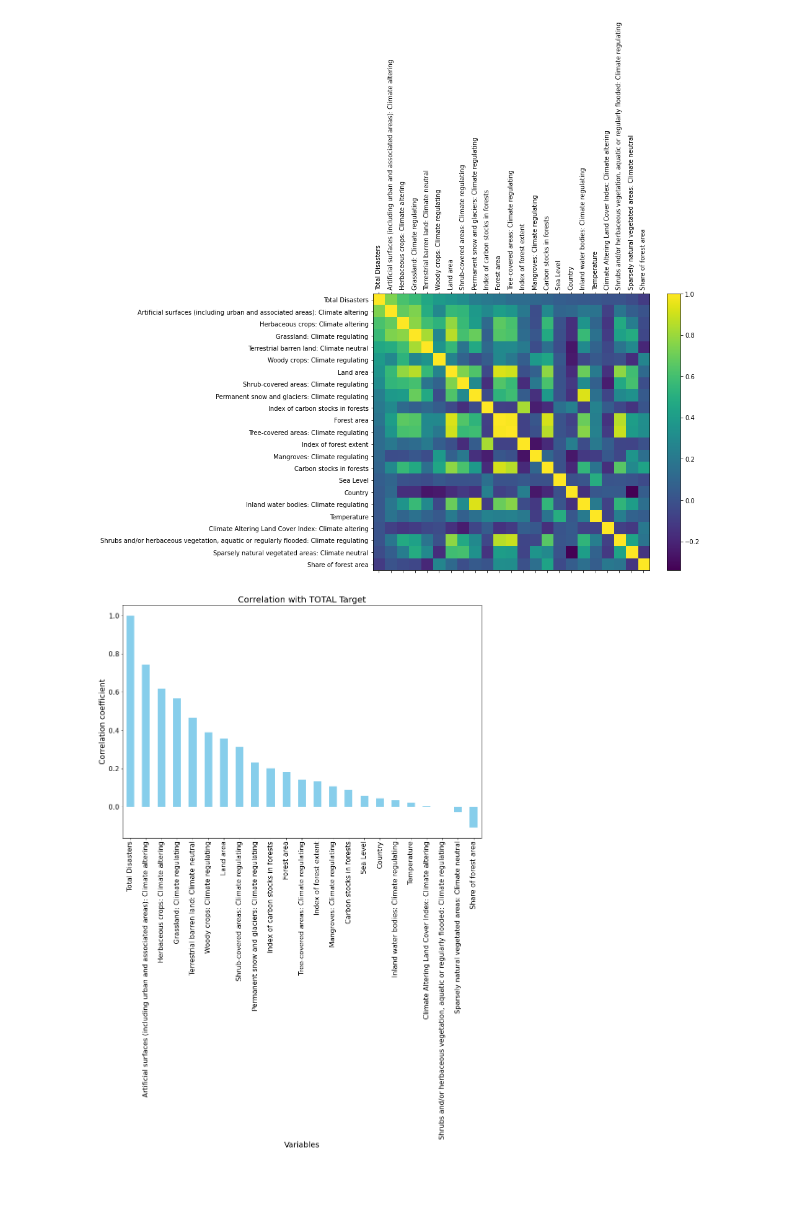
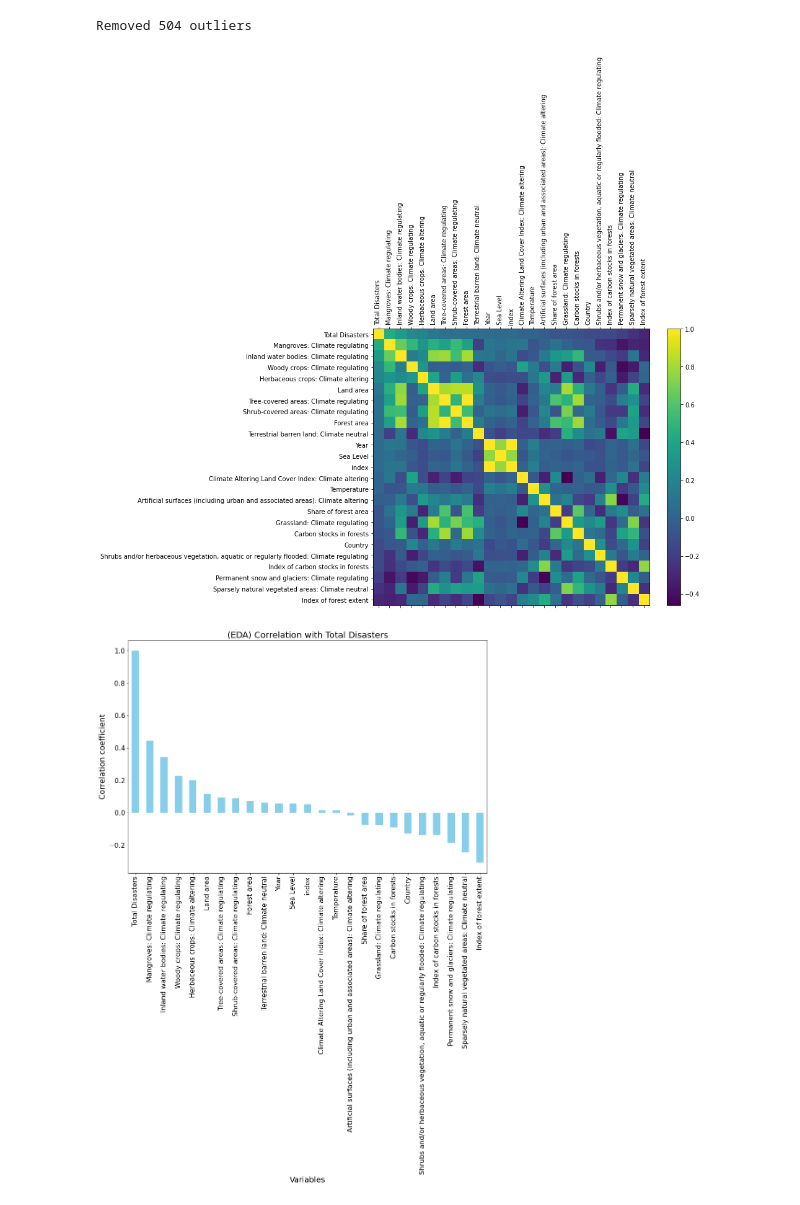
Before and after one commit to AtaishNehra/Climate-Induced-Disaster-Predictor, a Jupyter notebook: 03_DataLoad.ipynb, the cells around one changed output. Saved outputs shown, nothing was run; the diff lists cells and outputs as text; code cells hidden in the pictures.

Commit message:
Fixed dataset to be time series
fixed dataset to split as timeseries. also shifted years for a 4 year prediction. fitted ridge regression on data

```diff
--- a/03_DataLoad.ipynb
+++ b/03_DataLoad.ipynb
@@ -11,6 +59,12 @@ import os
 files = Path('./Clean Datasets/top_30').glob('*.csv')
 # Initiate blank dataframe
 df = pd.DataFrame()
+# Number of years to predict
+pred_years = 4
+# Define target class
+target = 'Total Disasters'
+# Define other target classes
+other_target_classes = ['Drought', 'Extreme temperature', 'Flood', 'Landslide', 'Storm', 'Wildfire']
 
 # Iterate through all found csvs from clean datasets folder
 for file in files:
@@ -47,8 +101,13 @@ for column_name in column_names:
         # Cast labels as integer data type
         df[column_name] = df[column_name].astype(int)
 
+# Sort dataframe by country, year
+df.sort_values(['Country', 'Year'], inplace=True)
+# Shift label x number of years for prediction
+df[target] = df[target].shift(-pred_years)
 # Drop bias columns that is part of the target predictor TOTAL
-df.drop(columns=['Drought', 'Extreme temperature', 'Flood', 'Landslide', 'Storm', 'Wildfire'], inplace=True)
+if other_target_classes:
+    df.drop(columns=other_target_classes, inplace=True)
 # Replace NAs with the mean of the column
 df.fillna(df.mean(), inplace=True)
 # Drop blank rows
@@ -122,23 +133,48 @@ test_cda_df['Total Disasters'] = y_test
+# %%
+df_clean = remove_outliers(df, k=1.2)
+print(f'Removed {df.shape[0] - df_clean.shape[0]} outliers')
+# df_clean = df
+# %% [output]
+Removed 504 outliers
+# %%
+# Define test data size and seed_value for experiments
+test_size = 0.3
+seed_value = 42
+
+# Find unique years and sort list
+years = df_clean['Year'].unique()
+years.sort()
+
+# Find year cutoff for train/test according to test size
+index_cutoff = int(len(years) * (1 - test_size))
+
+# Split train eda and test cda data by making last year as test dataset and rest and training dataset
+train_eda_df = df_clean[df_clean['Year'].isin(years[:index_cutoff])].reset_index()
+test_cda_df = df_clean[df_clean['Year'].isin(years[index_cutoff:])].reset_index()
+
+# Split train eda and test cda into train and test datasets
+x_train = train_eda_df.drop([target, 'Year'], axis=1)
+y_train = train_eda_df[target]
+x_test = test_cda_df.drop([target, 'Year'], axis=1)
+y_test = test_cda_df[target]
 # %%
 # import visual package matplotlib
 import matplotlib.pyplot as plt
 
 # Find top 30 correlated features to the predictor TOTAL and get the column names
-corr_cols = train_eda_df.corr().loc[:,['Total Disasters']].dropna().sort_values(by=['Total Disasters'], ascending=False, axis=0).head(31).T.columns.tolist()
+corr_cols = train_eda_df.corr().loc[:,[target]].dropna().sort_values(by=[target], ascending=False, axis=0).head(31).T.columns.tolist()
 
 # Plot correlation of the top 30 correlated features including TOTAL
 plt.figure(figsize=(10, 8))
 plt.matshow(train_eda_df.loc[:, corr_cols].corr(), fignum=1)
 plt.xticks(range(len(corr_cols)), corr_cols, rotation=90)
 plt.yticks(range(len(corr_cols)), corr_cols)
 
 plt.colorbar()
 plt.show()
 # %% [output]
-[figure, old version]
+[figure, new version]
 # %%
-# Target label
-target = 'Total Disasters'
 # Find best correlated features
 best_feats = train_eda_df.corr().sort_values(by=[target], ascending=False, axis=0)[target]
 
@@ -146,7 +182,7 @@ best_feats = train_eda_df.corr().sort_values(by=[target], ascending=False, axis=
 plt.rcParams.update({'font.size': 14})
 plt.figure(figsize=(15, 10))
 best_feats.plot(kind='bar', color='skyblue')
-plt.title('Correlation with TOTAL Target', fontsize=20)
+plt.title(f'(EDA) Correlation with {target}', fontsize=20)
 plt.xlabel('Variables', fontsize=18)
 plt.ylabel('Correlation coefficient', fontsize=18)
 plt.xticks(rotation=90, fontsize=16)
@@ -155,7 +191,7 @@ plt.tight_layout()
 plt.savefig('./images/corr_plot.png', dpi=300, bbox_inches='tight')
 plt.show()
 # %% [output]
-[figure, old version]
+[figure, new version]
 # %%
 # Define features to plot in relation to predictor
 variables = [
```
Also changed, not shown: parts of 8 cells of this notebook, 3 other files.
